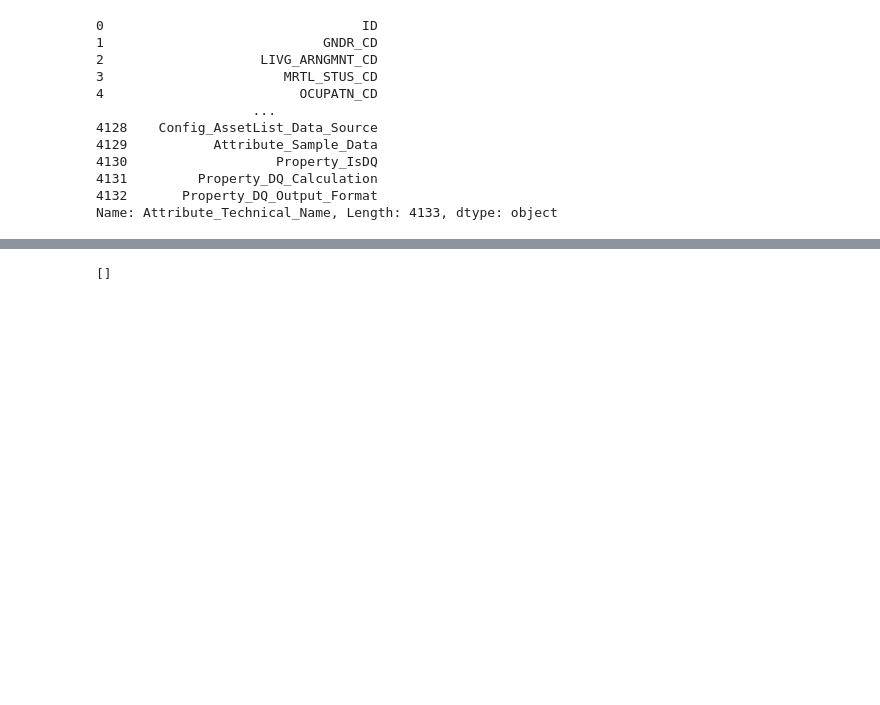
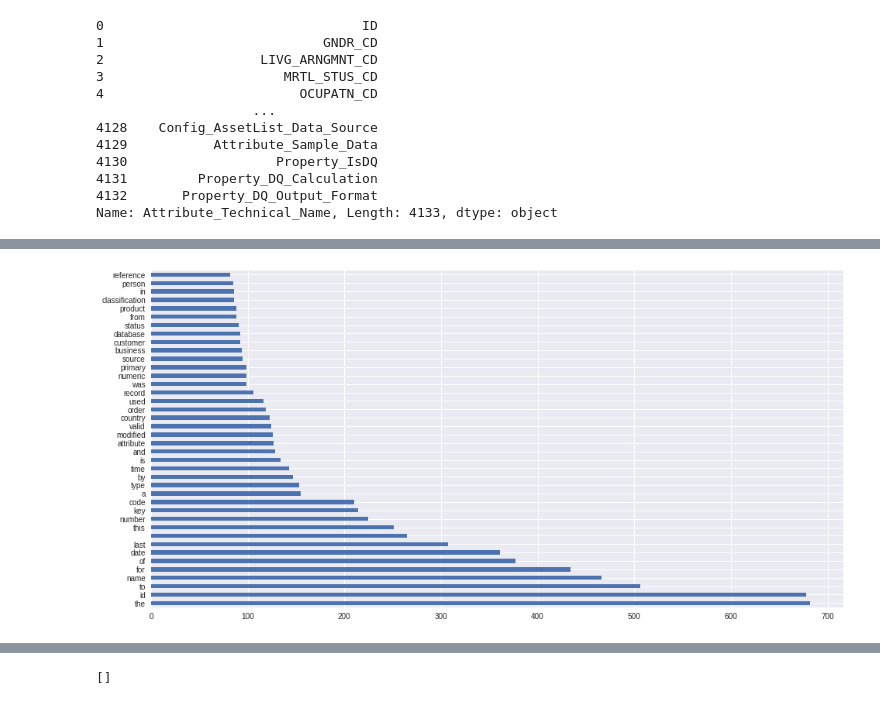
Before and after one commit to mmonch/Sidecar_Project, a Jupyter notebook: notebooks/Sidecar_Project.ipynb, the cells around one changed output, grey strips where cells are left out. Saved outputs shown, nothing was run; the diff lists cells and outputs as text; code cells hidden in the pictures; blank space fills up the shorter version.

```diff
--- a/notebooks/Sidecar_Project.ipynb
+++ b/notebooks/Sidecar_Project.ipynb
@@ -388,3 +432,13 @@ prep_data
+# %%
+prep_busi_data= pre_process_text(data_no_paf["Attribute_Business_Name"])
+business_word_list = sum(prep_busi_data, [])
+business_word_series = pd.Series(business_word_list)
+business_word_series.value_counts()[:40].plot(kind="barh")
+fig = plt.gcf()
+fig.set_size_inches(16,8)
+plt.show()
+# %% [output]
+[figure, added]
 # %%
 pip install git+https://github.com/NBCLab/abbr
 # %% [output]
```
Also changed, not shown: parts of 24 cells of this notebook.
